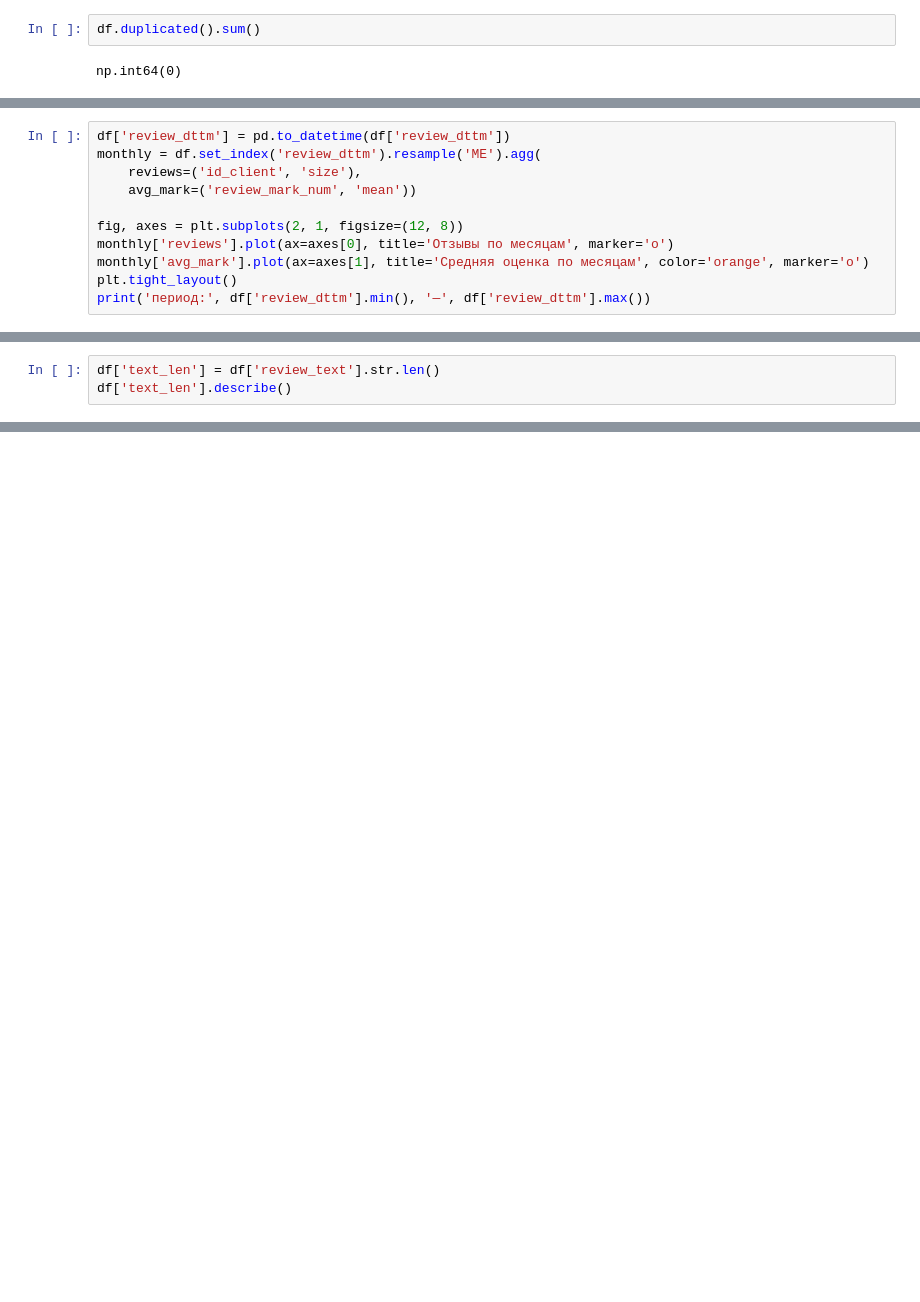
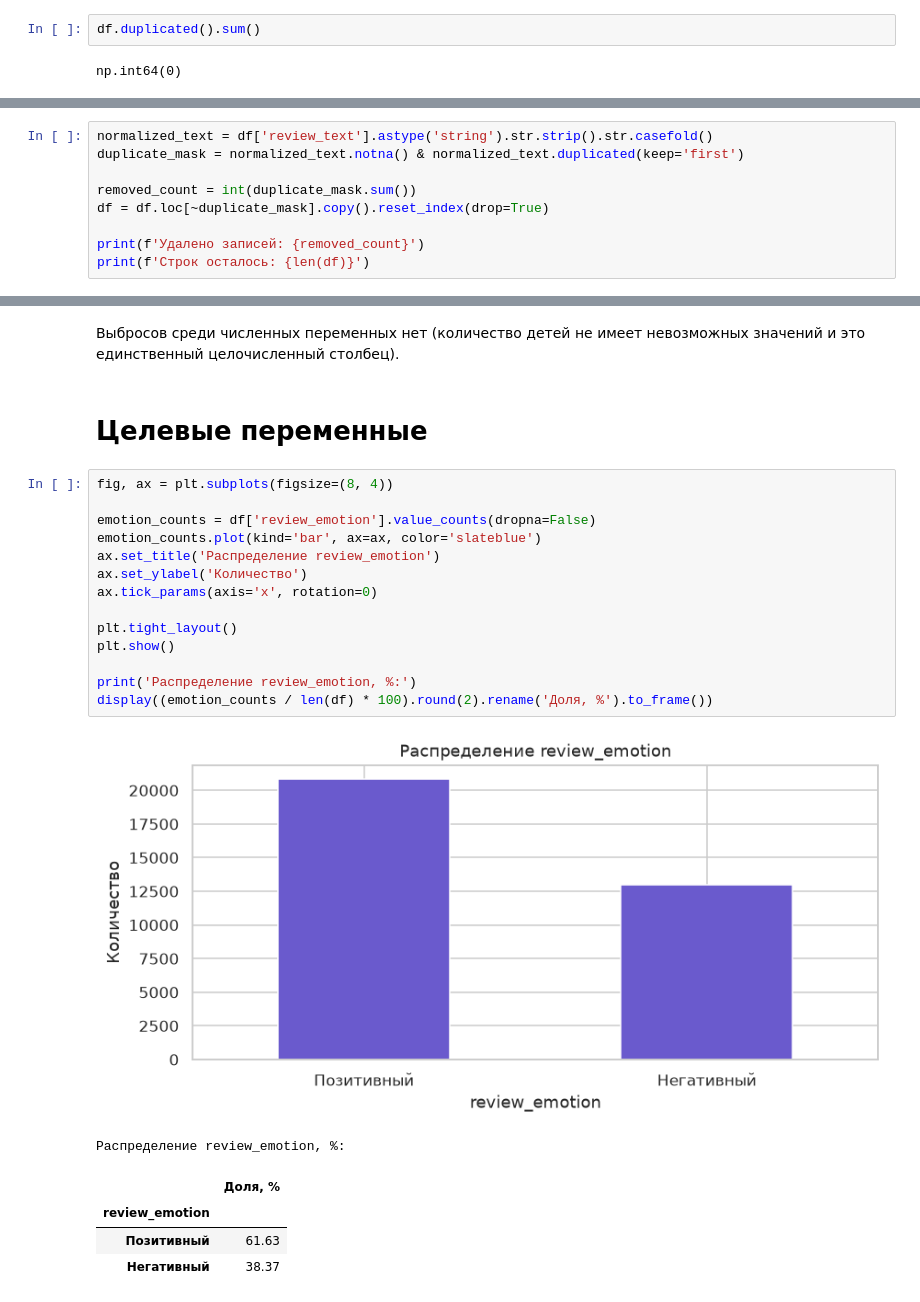
Before and after one commit to NuAsuka/bank-customer-satisfaction-ml-system, a Jupyter notebook: notebooks/01_eda.ipynb, the cells around one changed output, grey strips where cells are left out. Saved outputs shown, nothing was run; the diff lists cells and outputs as text; blank space fills up the shorter version.

```diff
--- a/notebooks/01_eda.ipynb
+++ b/notebooks/01_eda.ipynb
@@ -212,11 +268,0 @@ plt.tight_layout()
-# %%
-df['review_dttm'] = pd.to_datetime(df['review_dttm'])
-monthly = df.set_index('review_dttm').resample('ME').agg(
-    reviews=('id_client', 'size'),
-    avg_mark=('review_mark_num', 'mean'))
-
-fig, axes = plt.subplots(2, 1, figsize=(12, 8))
-monthly['reviews'].plot(ax=axes[0], title='Отзывы по месяцам', marker='o')
-monthly['avg_mark'].plot(ax=axes[1], title='Средняя оценка по месяцам', color='orange', marker='o')
-plt.tight_layout()
-print('период:', df['review_dttm'].min(), '—', df['review_dttm'].max())
@@ -246,3 +268,0 @@ plt.tight_layout()
-# %%
-df['text_len'] = df['review_text'].str.len()
-df['text_len'].describe()
@@ -286,0 +303,9 @@ plt.tight_layout()
+# %%
+normalized_text = df['review_text'].astype('string').str.strip().str.casefold()
+duplicate_mask = normalized_text.notna() & normalized_text.duplicated(keep='first')
+
+removed_count = int(duplicate_mask.sum())
+df = df.loc[~duplicate_mask].copy().reset_index(drop=True)
+
+print(f'Удалено записей: {removed_count}')
+print(f'Строк осталось: {len(df)}')
@@ -286,0 +317,25 @@ plt.tight_layout()
+# %% [markdown]
+Выбросов среди численных переменных нет (количество детей не имеет невозможных значений и это единственный целочисленный столбец).
+# %% [markdown]
+# Целевые переменные
+# %%
+fig, ax = plt.subplots(figsize=(8, 4))
+
+emotion_counts = df['review_emotion'].value_counts(dropna=False)
+emotion_counts.plot(kind='bar', ax=ax, color='slateblue')
+ax.set_title('Распределение review_emotion')
+ax.set_ylabel('Количество')
+ax.tick_params(axis='x', rotation=0)
+
+plt.tight_layout()
+plt.show()
+
+print('Распределение review_emotion, %:')
+display((emotion_counts / len(df) * 100).round(2).rename('Доля, %').to_frame())
+# %% [output]
+[figure, added]
+Распределение review_emotion, %:
+|  | Доля, % |
+| review_emotion |  |
+| Позитивный | 61.63 |
+| Негативный | 38.37 |
```
Also changed, not shown: parts of 76 cells of this notebook, 24 other files.
